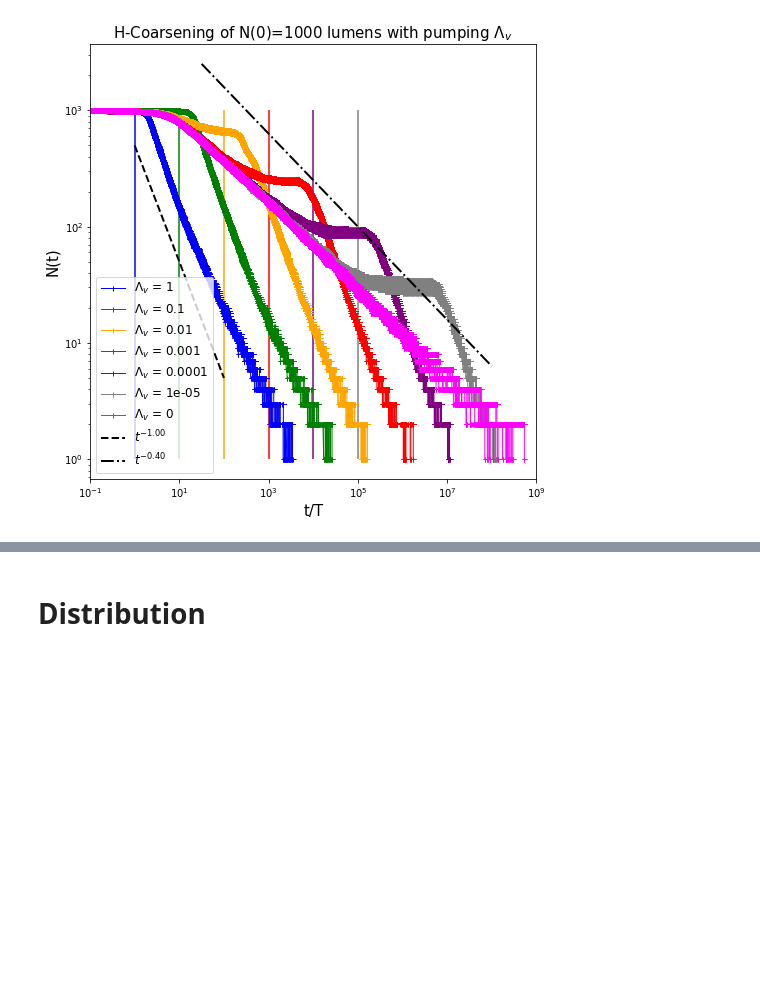
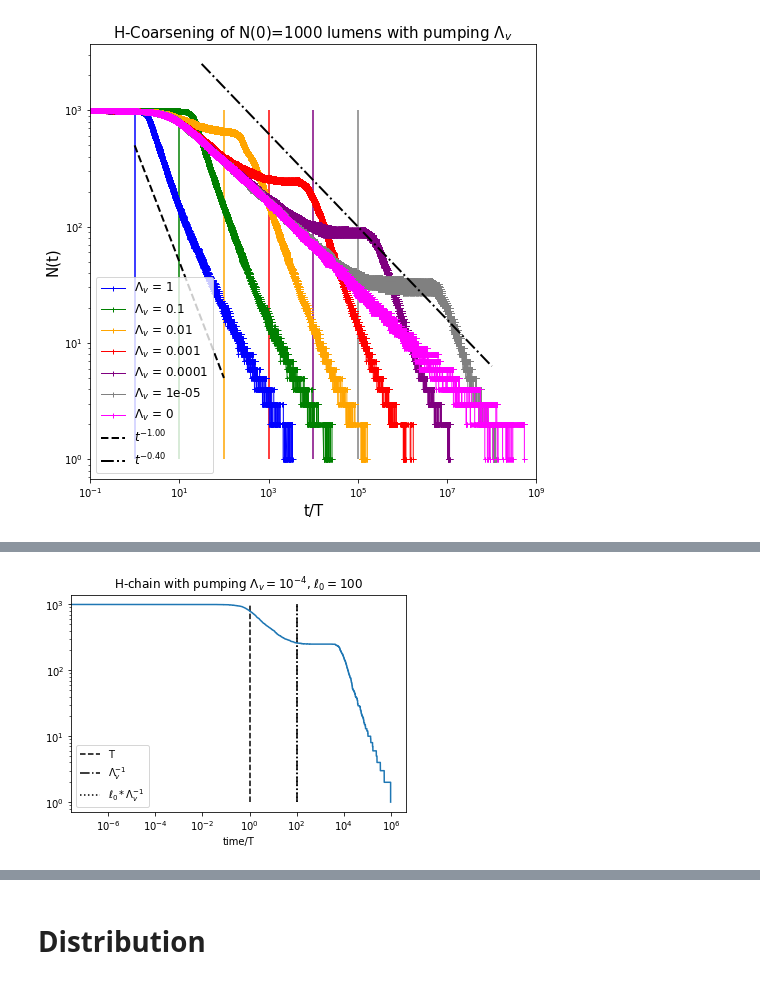
Before and after one commit to VirtualEmbryo/hydroosmotic_chain, a Jupyter notebook: _notebook/hydraulic - pumping.ipynb, the cells around one changed output, grey strips where cells are left out. Saved outputs shown, nothing was run; the diff lists cells and outputs as text; code cells hidden in the pictures; blank space fills up the shorter version.

```diff
--- a/_notebook/hydraulic - pumping.ipynb
+++ b/_notebook/hydraulic - pumping.ipynb
@@ -571,0 +381,19 @@ T = \ell_0 L_0^3 /
+# %%
+plt.xscale('log')
+plt.yscale('log')
+
+ell0 = 100
+ca = 1e-4
+Nt100_ca1e_4_ell100 = np.loadtxt(os.path.join(main_dir, 'N1000', 'ell100', 'ca1e-4', 'run0001', 'sim_nlum.dat'))
+
+plt.plot(Nt100_ca1e_4_ell100[:, 0]/ell0, Nt100_ca1e_4_ell100[:, 1])
+
+plt.vlines(x=1 , ymin=1, ymax=1000, label = 'T', linestyle = '--')
+plt.vlines(x=1/(ca*ell0) , ymin=1, ymax=1000, label = r'$\Lambda_v^{-1}$', linestyle = '-.')
+plt.vlines(x=1/(ca*ell0) , ymin=1, ymax=1000, label = r'$\ell_0*\Lambda_v^{-1}$', linestyle = 'dotted')
+plt.xlabel('time/T')
+plt.title(r'H-chain with pumping $\Lambda_v=10^{-4}$, $\ell_0 = 100$')
+plt.legend()
+plt.show()
+# %% [output]
+[figure, added]
```
Also changed, not shown: parts of 42 cells of this notebook, 4 other files.
